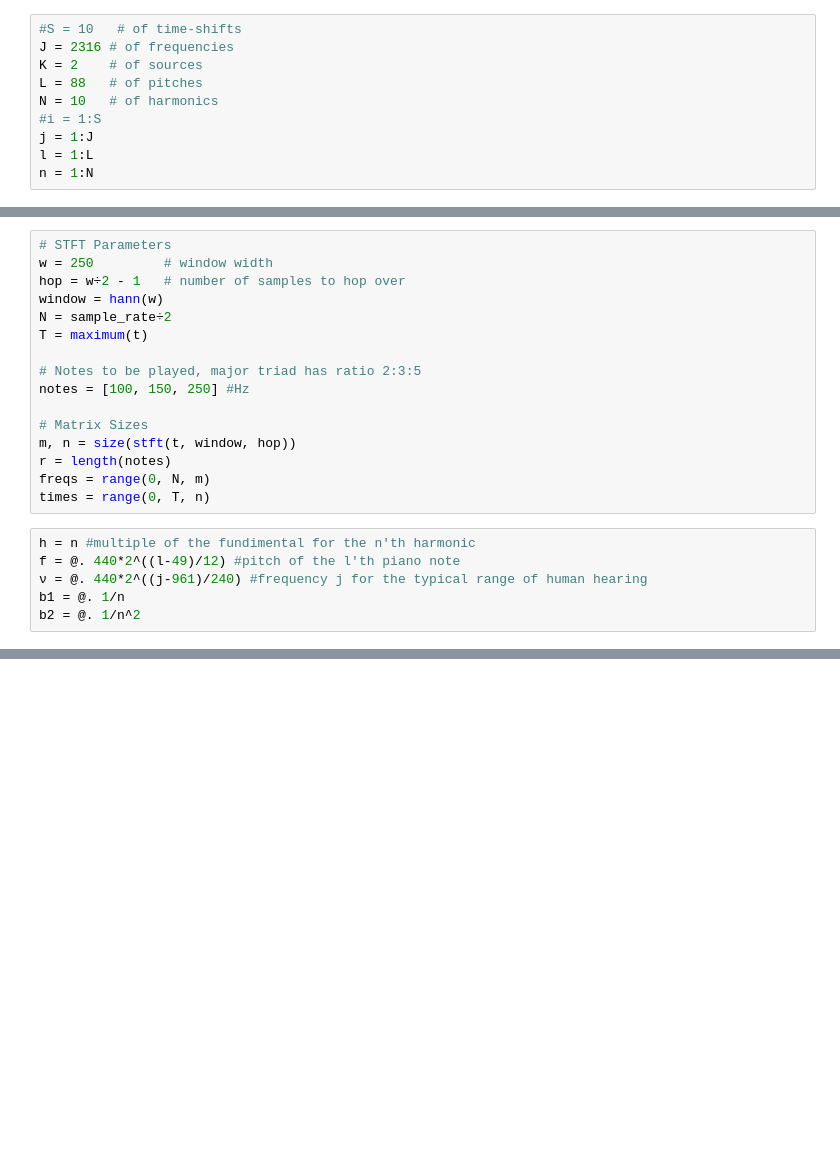
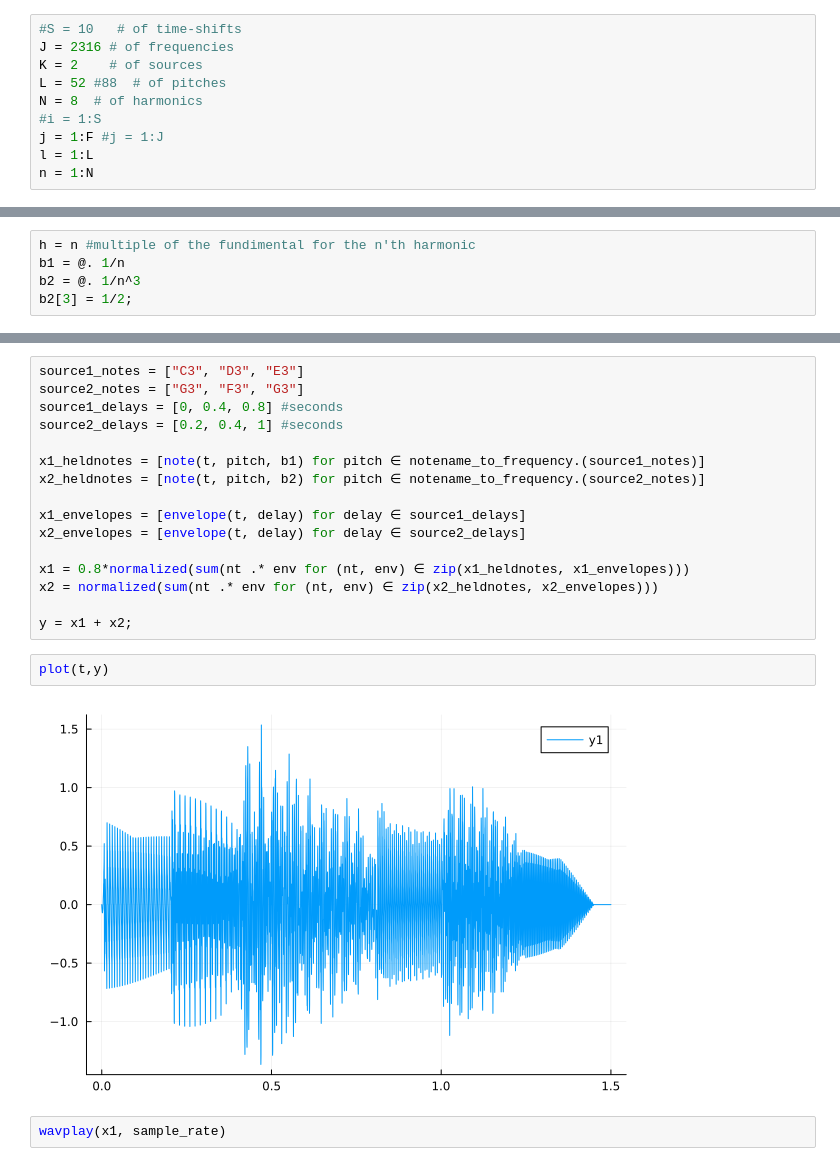
Before and after one commit to njericha/Deep-Unrolling-NTF, a Jupyter notebook: gnmf_music.ipynb, the cells around one changed output, grey strips where cells are left out. Drawn from its saved outputs; the diff is of its cells as text; blank space fills up the shorter version.

```diff
--- a/gnmf_music.ipynb
+++ b/gnmf_music.ipynb
@@ -45,9 +106,9 @@ end
 #S = 10   # of time-shifts
 J = 2316 # of frequencies
 K = 2    # of sources
-L = 88   # of pitches
-N = 10   # of harmonics
+L = 52 #88  # of pitches
+N = 8  # of harmonics
 #i = 1:S
-j = 1:J
+j = 1:F #j = 1:J
 l = 1:L
 n = 1:N
@@ -54,22 +117,5 @@ n = 1:N
-# %%
-# STFT Parameters
-w = 250         # window width
-hop = w÷2 - 1   # number of samples to hop over
-window = hann(w)
-N = sample_rate÷2
-T = maximum(t)
-
-# Notes to be played, major triad has ratio 2:3:5
-notes = [100, 150, 250] #Hz
-
-# Matrix Sizes
-m, n = size(stft(t, window, hop))
-r = length(notes)
-freqs = range(0, N, m)
-times = range(0, T, n)
 # %%
 h = n #multiple of the fundimental for the n'th harmonic
-f = @. 440*2^((l-49)/12) #pitch of the l'th piano note
-ν = @. 440*2^((j-961)/240) #frequency j for the typical range of human hearing
 b1 = @. 1/n
-b2 = @. 1/n^2
+b2 = @. 1/n^3
+b2[3] = 1/2;
@@ -76 +172,23 @@ b2 = @. 1/n^2
+# %%
+source1_notes = ["C3", "D3", "E3"]
+source2_notes = ["G3", "F3", "G3"]
+source1_delays = [0, 0.4, 0.8] #seconds
+source2_delays = [0.2, 0.4, 1] #seconds
+
+x1_heldnotes = [note(t, pitch, b1) for pitch ∈ notename_to_frequency.(source1_notes)]
+x2_heldnotes = [note(t, pitch, b2) for pitch ∈ notename_to_frequency.(source2_notes)]
+
+x1_envelopes = [envelope(t, delay) for delay ∈ source1_delays]
+x2_envelopes = [envelope(t, delay) for delay ∈ source2_delays]
+
+x1 = 0.8*normalized(sum(nt .* env for (nt, env) ∈ zip(x1_heldnotes, x1_envelopes)))
+x2 = normalized(sum(nt .* env for (nt, env) ∈ zip(x2_heldnotes, x2_envelopes)))
+
+y = x1 + x2;
+# %%
+plot(t,y)
+# %% [output]
+[figure, added]
+# %%
+wavplay(x1, sample_rate)
 # %%
```
Also changed, not shown: parts of 30 cells of this notebook.
